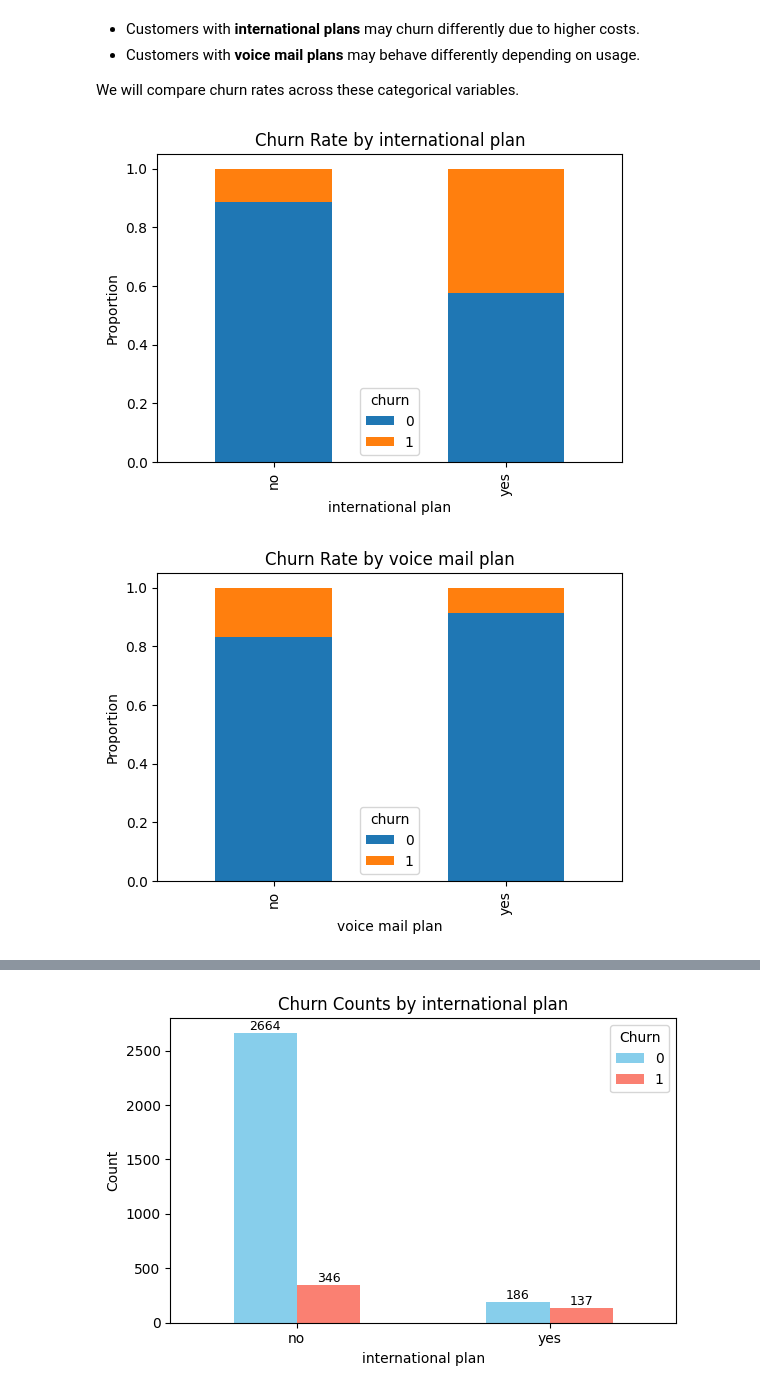
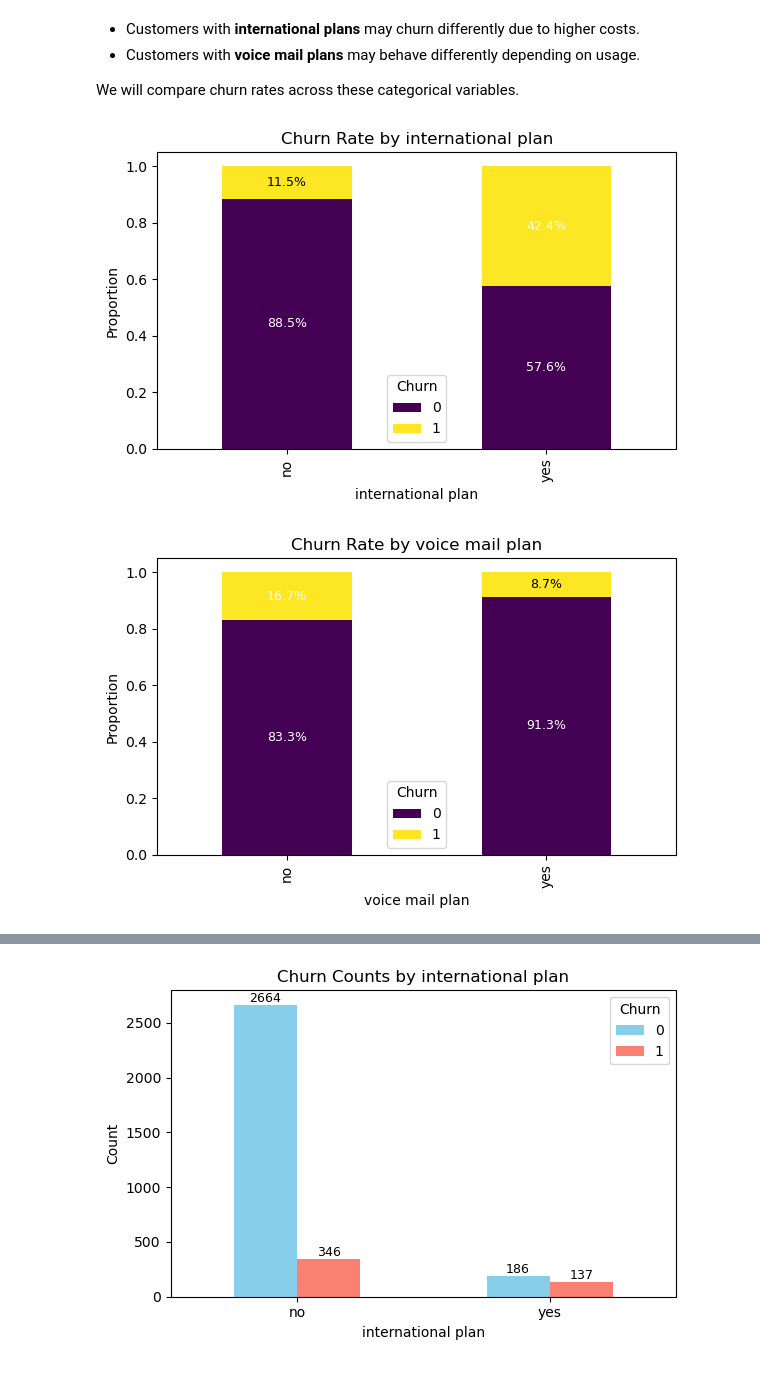
Before and after one commit to Kabutie/SyriaTel-, a Jupyter notebook: student.ipynb, the cells around one changed output, grey strips where cells are left out. Cells and saved outputs as stored; diff of their text form; code cells hidden in the pictures.

Commit message:
Update student.ipynb with churn analysis and annotated crosstab visuals

```diff
--- a/student.ipynb
+++ b/student.ipynb
@@ -284,15 +284,34 @@ Index(['international plan', 'voice mail plan'], dtype='object')
 - Customers with **voice mail plans** may behave differently depending on usage.
 
 We will compare churn rates across these categorical variables.
-# %%
-cat_features = ['international plan', 'voice mail plan']
-
-for feature in cat_features:
-    churn_rate = pd.crosstab(data[feature], data['churn'], normalize='index')
-    churn_rate.plot(kind='bar', stacked=True, figsize=(6, 4))
-    plt.title(f'Churn Rate by {feature}')
-    plt.ylabel('Proportion')
-    plt.show()
-# %% [output]
-[figure, removed]
-[figure, removed]
+# %%
+cat_features = ['international plan', 'voice mail plan']
+
+for feature in cat_features:
+    churn_rate = pd.crosstab(data[feature], data['churn'], normalize='index')
+    ax = churn_rate.plot(kind='bar', stacked=True, figsize=(6, 4), colormap='viridis')
+
+    plt.title(f'Churn Rate by {feature}')
+    plt.ylabel('Proportion')
+    plt.ylim(0, 1.05)  # Slightly above 1 to make room for labels
+
+    # Annotate each bar segment
+    for i, category in enumerate(churn_rate.index):
+        cumulative = 0
+        for j, churn_status in enumerate(churn_rate.columns):
+            value = churn_rate.loc[category, churn_status]
+            cumulative += value
+            ax.text(
+                i,                      # x-position
+                cumulative - value / 2, # y-position (middle of the bar segment)
+                f'{value:.1%}',         # label text
+                ha='center', va='center',
+                fontsize=9, color='white' if value > 0.15 else 'black'
+            )
+
+    plt.legend(title='Churn')
+    plt.tight_layout()
+    plt.show()
+# %% [output]
+[figure, added]
+[figure, added]
```
Also changed, not shown: parts of 12 cells of this notebook.
